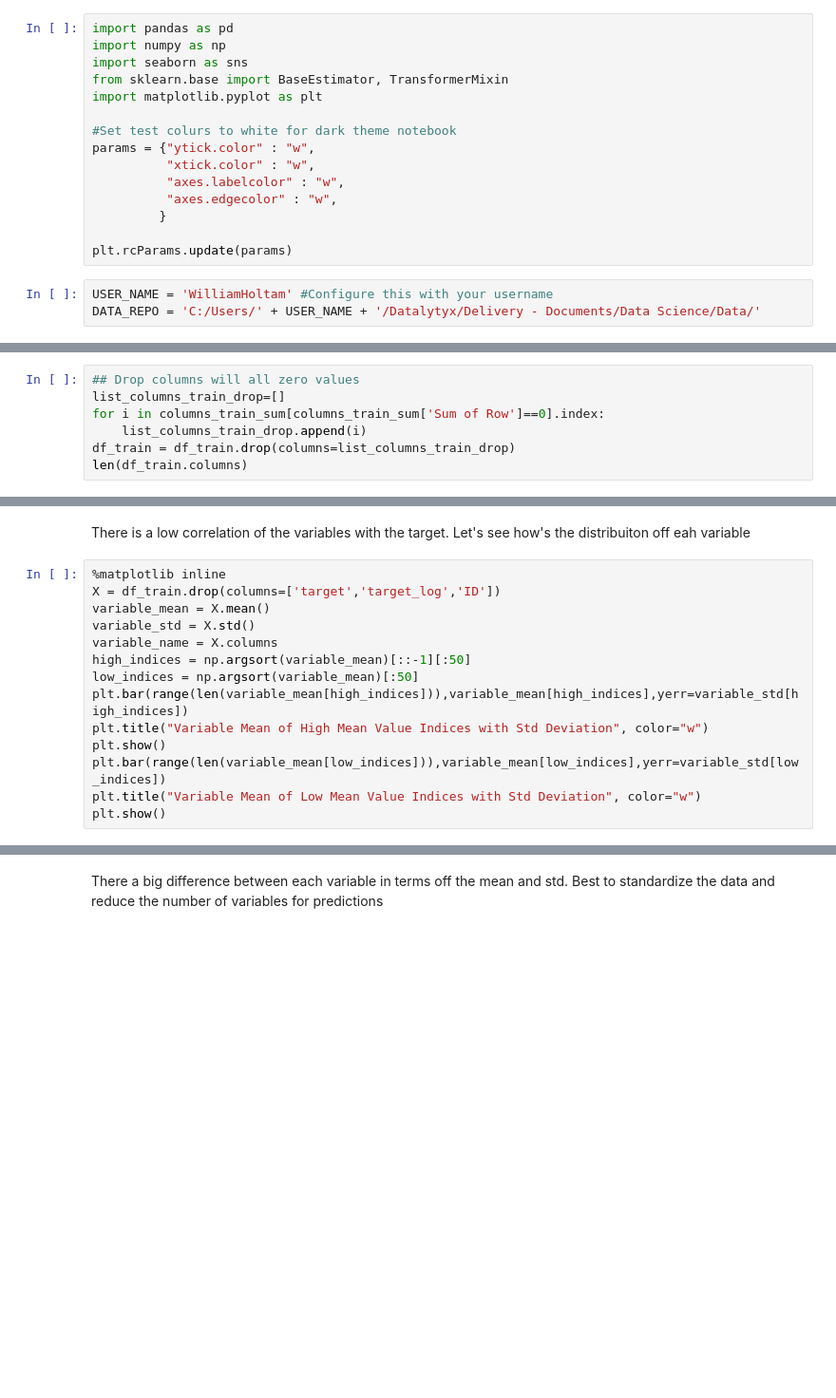
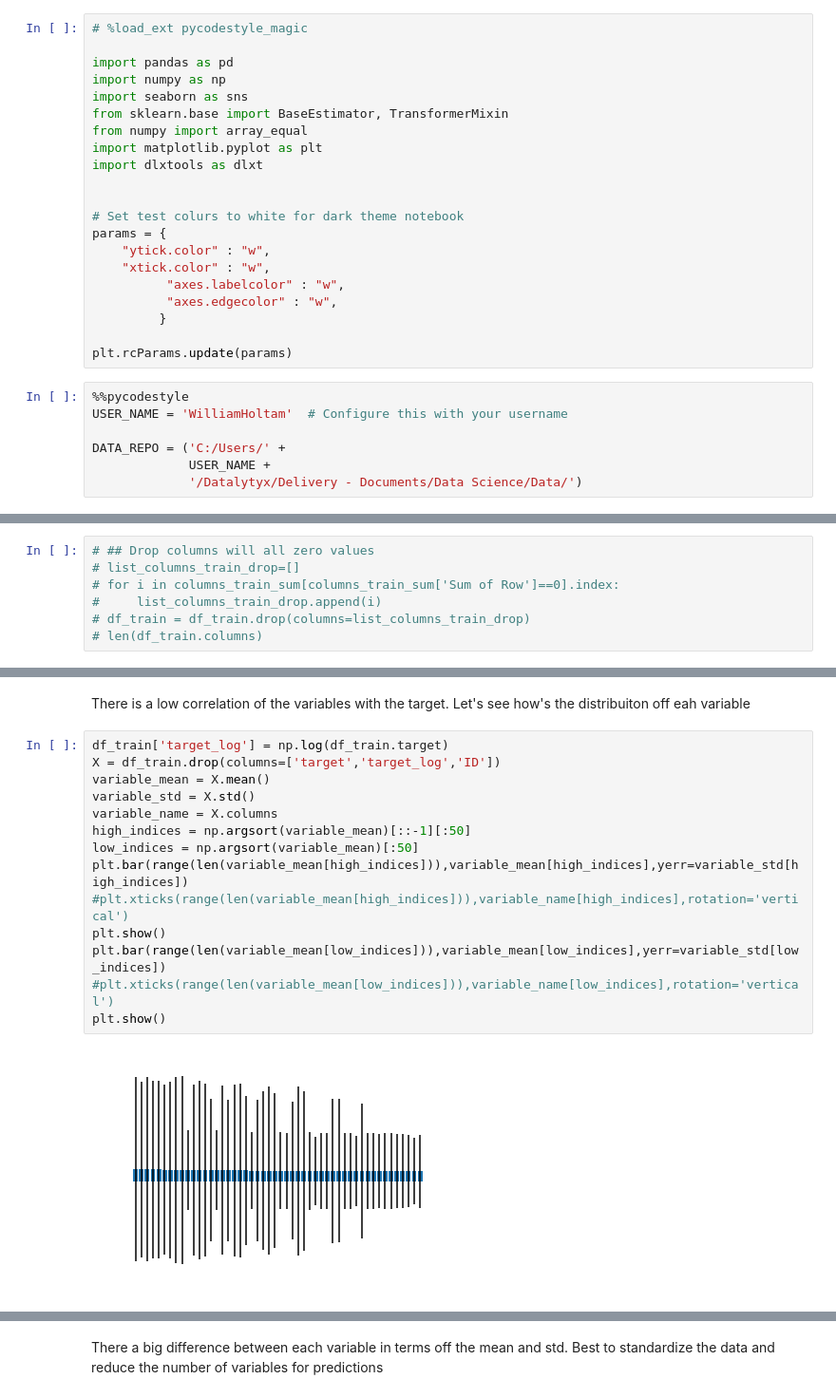
Before and after one commit to Datalytyx-Data-Science/Santander_Value_Prediction, a Jupyter notebook: Santander_Will.ipynb, the cells around one changed output, grey strips where cells are left out. Shown at 95% size. Drawn from its saved outputs; the diff is of its cells as text; blank space fills up the shorter version.

```diff
--- a/Santander_Will.ipynb
+++ b/Santander_Will.ipynb
@@ -11,23 +11,33 @@
 # %% [markdown]
 Data is Multivariant
 # %%
+# %load_ext pycodestyle_magic
+
 import pandas as pd
 import numpy as np
 import seaborn as sns
 from sklearn.base import BaseEstimator, TransformerMixin
+from numpy import array_equal
 import matplotlib.pyplot as plt
+import dlxtools as dlxt
 
-#Set test colurs to white for dark theme notebook
-params = {"ytick.color" : "w",
-          "xtick.color" : "w",
+
+# Set test colurs to white for dark theme notebook
+params = {
+    "ytick.color" : "w",
+    "xtick.color" : "w",
           "axes.labelcolor" : "w",
           "axes.edgecolor" : "w",
          }
 
 plt.rcParams.update(params)
 # %%
-USER_NAME = 'WilliamHoltam' #Configure this with your username
-DATA_REPO = 'C:/Users/' + USER_NAME + '/Datalytyx/Delivery - Documents/Data Science/Data/'
+%%pycodestyle
+USER_NAME = 'WilliamHoltam'  # Configure this with your username
+
+DATA_REPO = ('C:/Users/' +
+             USER_NAME +
+             '/Datalytyx/Delivery - Documents/Data Science/Data/')
 # %%
 TRAIN_FOLDER = 'Santander_Value_Prediction/train.csv'
 TEST_FOLDER = 'Santander_Value_Prediction/test.csv'
@@ -319,10 +378,10 @@ plt.show()
 # %%
-## Drop columns will all zero values
-list_columns_train_drop=[]
-for i in columns_train_sum[columns_train_sum['Sum of Row']==0].index:
-    list_columns_train_drop.append(i)
-df_train = df_train.drop(columns=list_columns_train_drop)
-len(df_train.columns)
+# ## Drop columns will all zero values
+# list_columns_train_drop=[]
+# for i in columns_train_sum[columns_train_sum['Sum of Row']==0].index:
+#     list_columns_train_drop.append(i)
+# df_train = df_train.drop(columns=list_columns_train_drop)
+# len(df_train.columns)
 # %%
 ## Verify the correlation between the target and the variables
 corr_train_target_values = []
@@ -366,16 +449,18 @@ plt.show()
 # %% [markdown]
 There is a low correlation of the variables with the target. Let's see how's the distribuiton off eah variable
 # %%
-%matplotlib inline
+df_train['target_log'] = np.log(df_train.target)
 X = df_train.drop(columns=['target','target_log','ID'])
 variable_mean = X.mean()
 variable_std = X.std()
 variable_name = X.columns
 high_indices = np.argsort(variable_mean)[::-1][:50]
 low_indices = np.argsort(variable_mean)[:50]
 plt.bar(range(len(variable_mean[high_indices])),variable_mean[high_indices],yerr=variable_std[high_indices])
-plt.title("Variable Mean of High Mean Value Indices with Std Deviation", color="w")
+#plt.xticks(range(len(variable_mean[high_indices])),variable_name[high_indices],rotation='vertical')
 plt.show()
 plt.bar(range(len(variable_mean[low_indices])),variable_mean[low_indices],yerr=variable_std[low_indices])
-plt.title("Variable Mean of Low Mean Value Indices with Std Deviation", color="w")
+#plt.xticks(range(len(variable_mean[low_indices])),variable_name[low_indices],rotation='vertical')
 plt.show()
+# %% [output]
+[figure, added]
```
Also changed, not shown: parts of 23 cells of this notebook.
